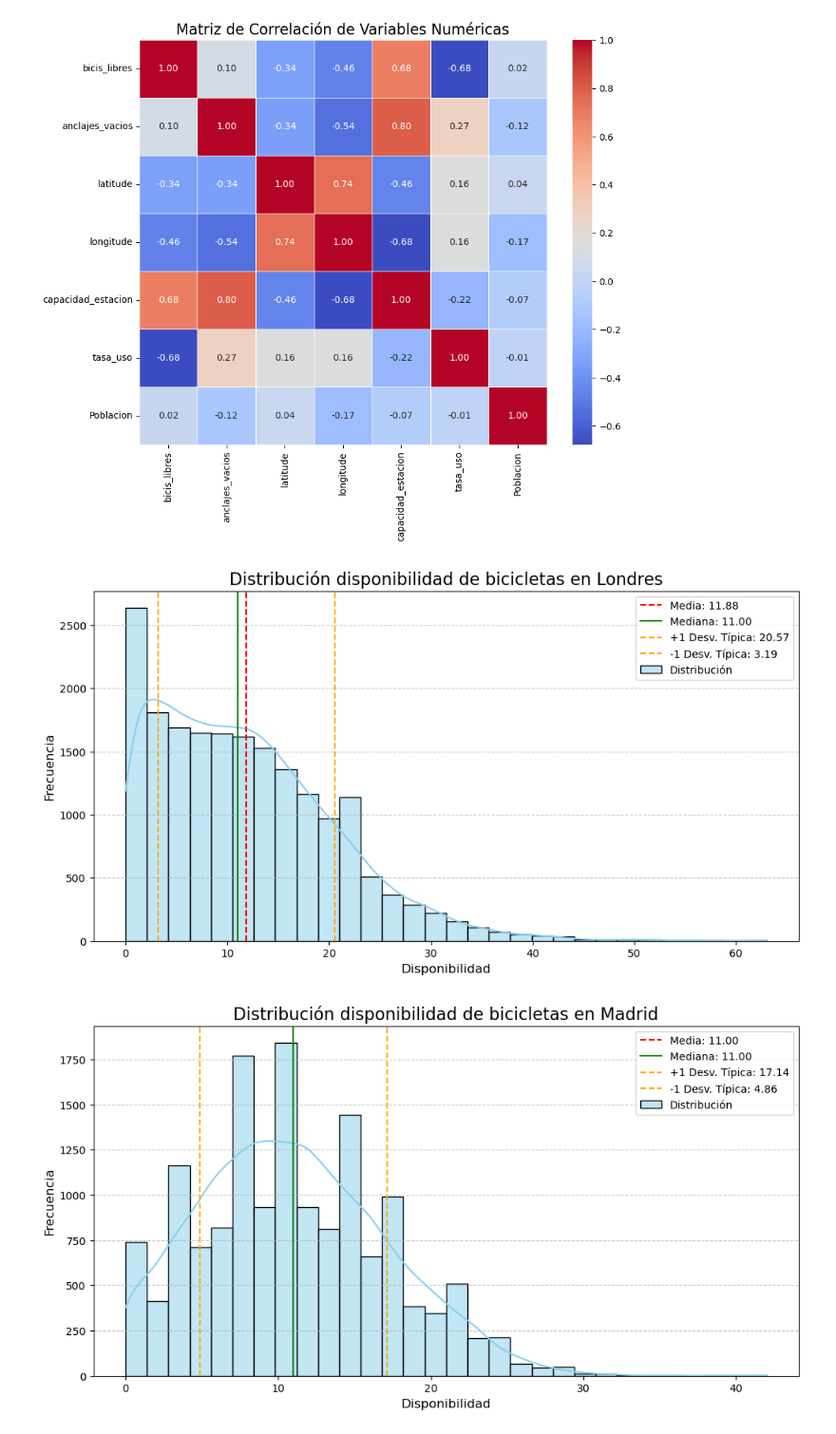
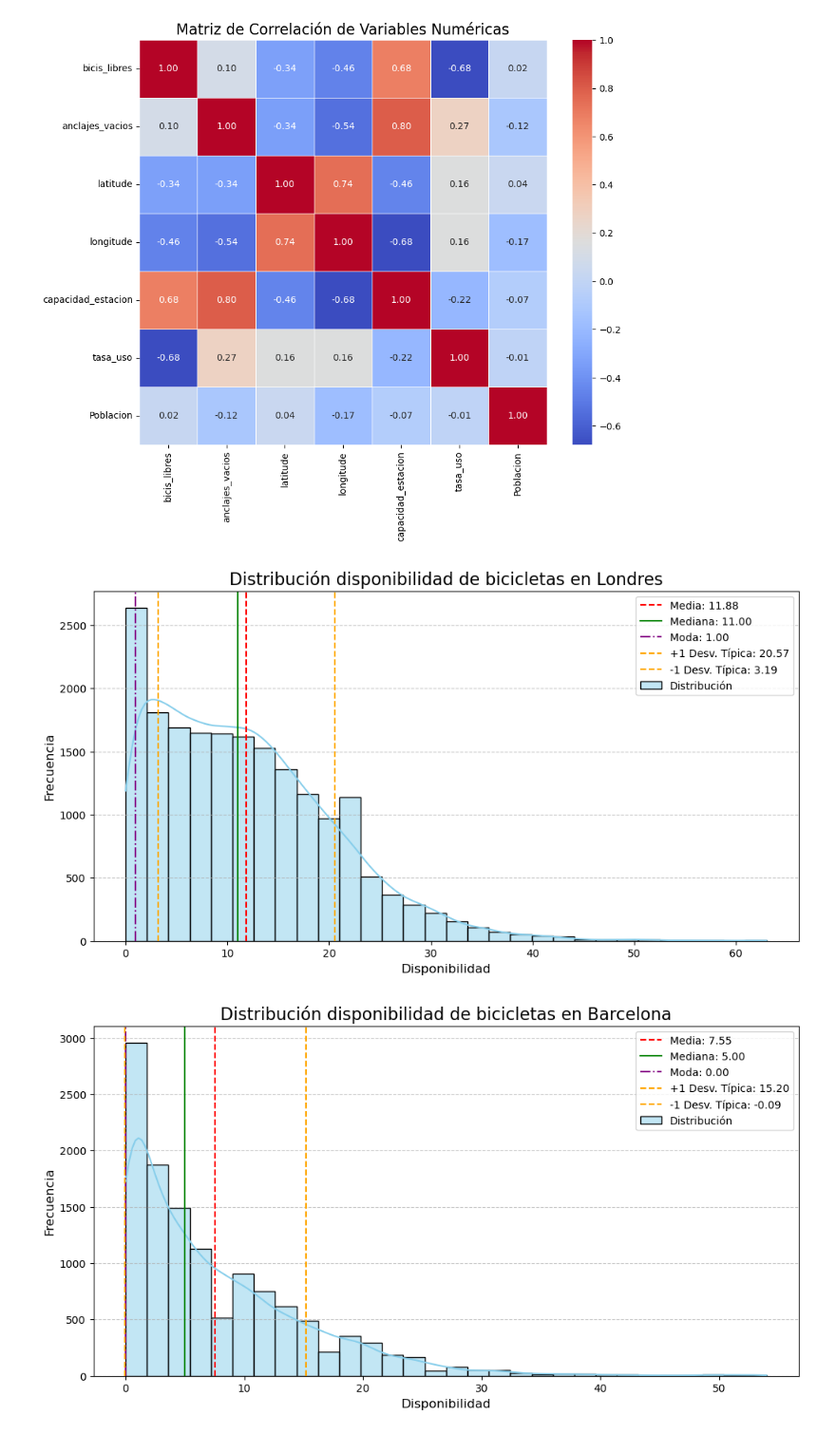
Before and after one commit to PabloArrHdez/1-Proyecto-Evolve-, a Jupyter notebook: notebook_api(bicis).ipynb, the cells around one changed output. Shown at 95% size. Saved outputs shown, nothing was run; the diff lists cells and outputs as text; code cells hidden in the pictures.

Commit message:
modified:   notebook_api(bicis).ipynb 	modified:   src/visualizacion.py

```diff
--- a/notebook_api(bicis).ipynb
+++ b/notebook_api(bicis).ipynb
@@ -158,6 +159,7 @@ analisis_london = analisis_estad[analisis_estad['Ciudad'] == 'London']
 # Calcular estadísticas
 media = analisis_london['bicis_libres'].mean()
 mediana = analisis_london['bicis_libres'].median()
+moda = stats.mode(analisis_london['bicis_libres'], keepdims=True)[0][0]
 desviacion_tipica = analisis_london['bicis_libres'].std()
 
 # Crear el gráfico de distribución
@@ -167,6 +169,7 @@ sns.histplot(analisis_london, x='bicis_libres', kde=True, bins=30, color='skyblu
 # Dibujar líneas para la media, mediana y desviación típica
 plt.axvline(media, color='red', linestyle='--', linewidth=1.5, label=f'Media: {media:.2f}')
 plt.axvline(mediana, color='green', linestyle='-', linewidth=1.5, label=f'Mediana: {mediana:.2f}')
+plt.axvline(moda, color='purple', linestyle='-.', linewidth=1.5, label=f'Moda: {moda:.2f}')
 plt.axvline(media + desviacion_tipica, color='orange', linestyle='--', linewidth=1.5, label=f'+1 Desv. Típica: {media + desviacion_tipica:.2f}')
 plt.axvline(media - desviacion_tipica, color='orange', linestyle='--', linewidth=1.5, label=f'-1 Desv. Típica: {media - desviacion_tipica:.2f}')
 
@@ -178,34 +181,36 @@ plt.legend()
 plt.grid(axis='y', linestyle='--', alpha=0.7)
 plt.show()
 # %% [output]
-[figure, old version]
+[figure, new version]
 # %%
-analisis_madrid = analisis_estad[analisis_estad['Ciudad'] == 'Madrid']
+analisis_barcelona = analisis_estad[analisis_estad['Ciudad'] == 'Barcelona']
 
 
 
 # Calcular estadísticas
-media = analisis_madrid['bicis_libres'].mean()
-mediana = analisis_madrid['bicis_libres'].median()
-desviacion_tipica = analisis_madrid['bicis_libres'].std()
+media = analisis_barcelona['bicis_libres'].mean()
+mediana = analisis_barcelona['bicis_libres'].median()
+moda = stats.mode(analisis_barcelona['bicis_libres'], keepdims=True)[0][0]
+desviacion_tipica = analisis_barcelona['bicis_libres'].std()
 
 # Crear el gráfico de distribución
 plt.figure(figsize=(12, 6))
-sns.histplot(analisis_madrid, x='bicis_libres', kde=True, bins=30, color='skyblue', label='Distribución')
+sns.histplot(analisis_barcelona, x='bicis_libres', kde=True, bins=30, color='skyblue', label='Distribución')
 
 # Dibujar líneas para la media, mediana y desviación típica
 plt.axvline(media, color='red', linestyle='--', linewidth=1.5, label=f'Media: {media:.2f}')
 plt.axvline(mediana, color='green', linestyle='-', linewidth=1.5, label=f'Mediana: {mediana:.2f}')
+plt.axvline(moda, color='purple', linestyle='-.', linewidth=1.5, label=f'Moda: {moda:.2f}')
 plt.axvline(media + desviacion_tipica, color='orange', linestyle='--', linewidth=1.5, label=f'+1 Desv. Típica: {media + desviacion_tipica:.2f}')
 plt.axvline(media - desviacion_tipica, color='orange', linestyle='--', linewidth=1.5, label=f'-1 Desv. Típica: {media - desviacion_tipica:.2f}')
 
 # Personalizar el gráfico
-plt.title('Distribución disponibilidad de bicicletas en Madrid', fontsize=16)
+plt.title('Distribución disponibilidad de bicicletas en Barcelona', fontsize=16)
 plt.xlabel('Disponibilidad', fontsize=12)
 plt.ylabel('Frecuencia', fontsize=12)
 plt.legend()
 plt.grid(axis='y', linestyle='--', alpha=0.7)
 plt.show()
 # %% [output]
-[figure, old version]
+[figure, new version]
 # %%
```
Also changed, not shown: parts of 2 cells of this notebook, 1 other file.
